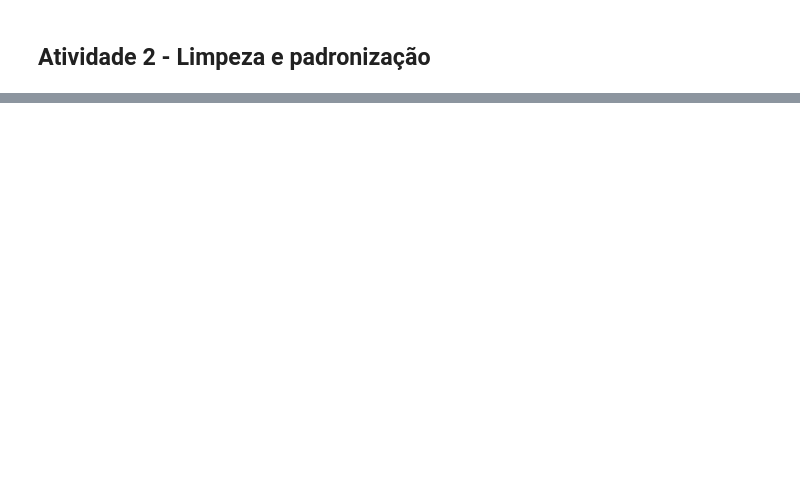
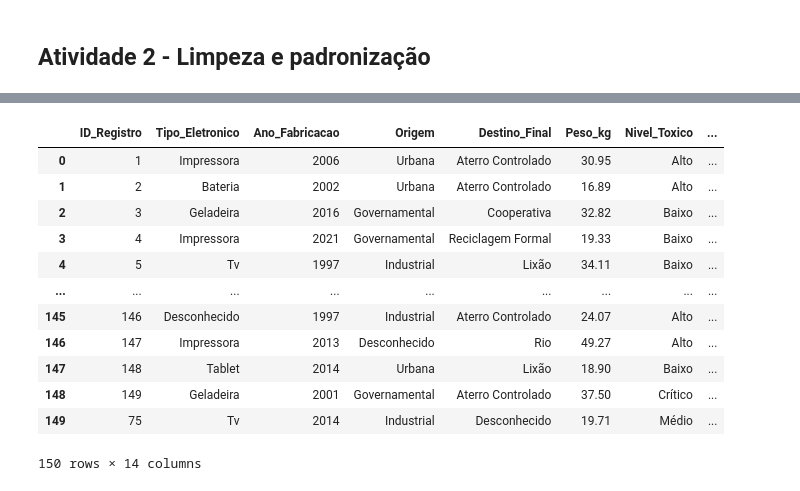
Before and after one commit to polyanasilva/desafio_lixo_eletronico, a Jupyter notebook: atv i2a2.ipynb, the cells around one changed output, grey strips where cells are left out. Cells and saved outputs as stored; diff of their text form; code cells hidden in the pictures; blank space fills up the shorter version.

```diff
--- a/atv i2a2.ipynb
+++ b/atv i2a2.ipynb
@@ -107,0 +198,16 @@ df["Tipo_Eletronico"] = df["Tipo_Eletronico"].replace("celular", "Celular")
+# %%
+df
+# %% [output]
+|  | ID_Registro | Tipo_Eletronico | Ano_Fabricacao | Origem | Destino_Final | Peso_kg | Nivel_Toxico | ... |
+| 0 | 1 | Impressora | 2006 | Urbana | Aterro Controlado | 30.95 | Alto | ... |
+| 1 | 2 | Bateria | 2002 | Urbana | Aterro Controlado | 16.89 | Alto | ... |
+| 2 | 3 | Geladeira | 2016 | Governamental | Cooperativa | 32.82 | Baixo | ... |
+| 3 | 4 | Impressora | 2021 | Governamental | Reciclagem Formal | 19.33 | Baixo | ... |
+| 4 | 5 | Tv | 1997 | Industrial | Lixão | 34.11 | Baixo | ... |
+| ... | ... | ... | ... | ... | ... | ... | ... | ... |
+| 145 | 146 | Desconhecido | 1997 | Industrial | Aterro Controlado | 24.07 | Alto | ... |
+| 146 | 147 | Impressora | 2013 | Desconhecido | Rio | 49.27 | Alto | ... |
+| 147 | 148 | Tablet | 2014 | Urbana | Lixão | 18.90 | Baixo | ... |
+| 148 | 149 | Geladeira | 2001 | Governamental | Aterro Controlado | 37.50 | Crítico | ... |
+| 149 | 75 | Tv | 2014 | Industrial | Desconhecido | 19.71 | Médio | ... |
+150 rows × 14 columns
```
Also changed, not shown: parts of 20 cells of this notebook, 1 other file.
